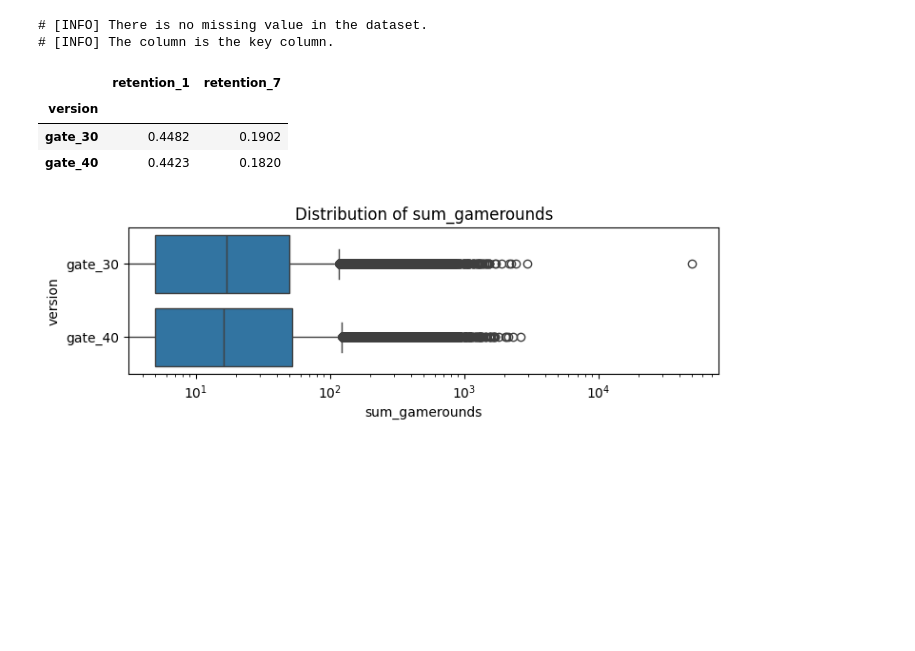
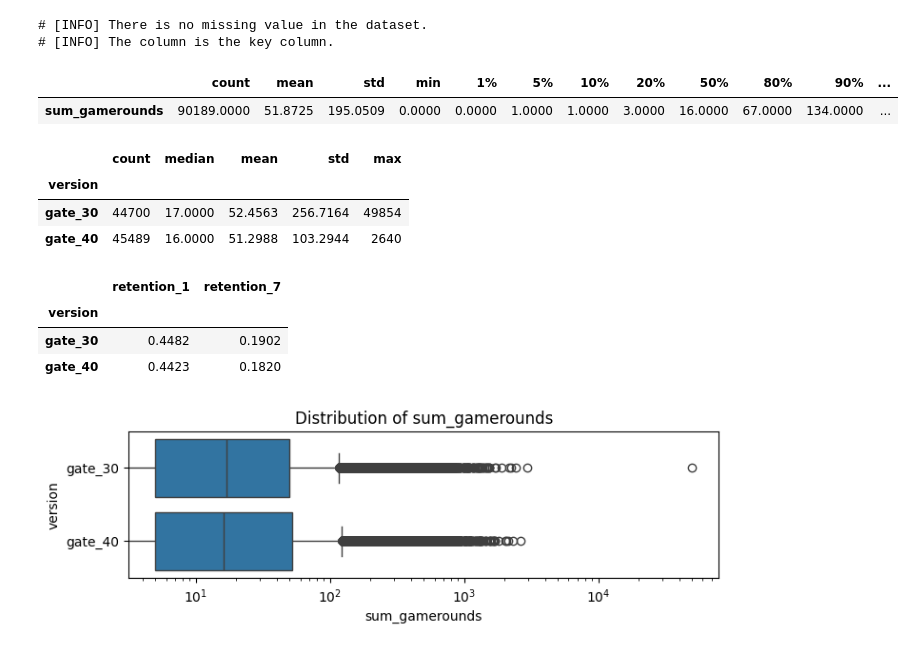
Before and after one commit to uowol/Kaggle-Data-Analysis, a Jupyter notebook: workplace/cookie_cats/250105_describe_data.ipynb, the cells around one changed output. Cells and saved outputs as stored; diff of their text form; code cells hidden in the pictures; blank space fills up the shorter version.

```diff
--- a/workplace/cookie_cats/250105_describe_data.ipynb
+++ b/workplace/cookie_cats/250105_describe_data.ipynb
@@ -87,13 +67,21 @@ _ = check_key_column(data, "userid", info=True)
 # [INFO] There is no missing value in the dataset.
 # [INFO] The column is the key column.
 # %%
-data.groupby("version").sum_gamerounds.agg(["count", "median", "mean", "std", "max"])
-data.groupby("version")[['retention_1', 'retention_7']].mean()
+# summary stats
+display(data.describe([0.01, 0.05, 0.10, 0.20, 0.80, 0.90, 0.95, 0.99])[["sum_gamerounds"]].T)
+display(data.groupby("version").sum_gamerounds.agg(["count", "median", "mean", "std", "max"]))
+display(data.groupby("version")[['retention_1', 'retention_7']].mean())
 # %% [output]
-|  | retention_1 | retention_7 |
-| version |  |  |
-| gate_30 | 0.4482 | 0.1902 |
-| gate_40 | 0.4423 | 0.1820 |
+|  | count | mean | std | min | 1% | 5% | 10% | 20% | 50% | 80% | 90% | ... |
+| sum_gamerounds | 90189.0000 | 51.8725 | 195.0509 | 0.0000 | 0.0000 | 1.0000 | 1.0000 | 3.0000 | 16.0000 | 67.0000 | 134.0000 | ... |
+|  | count | median | mean | std | max |
+| version |  |  |  |  |  |
+| gate_30 | 44700 | 17.0000 | 52.4563 | 256.7164 | 49854 |
+| gate_40 | 45489 | 16.0000 | 51.2988 | 103.2944 | 2640 |
+|  | retention_1 | retention_7 |
+| version |  |  |
+| gate_30 | 0.4482 | 0.1902 |
+| gate_40 | 0.4423 | 0.1820 |
 # %%
 from utils import draw_distribution
 
```
Also changed, not shown: parts of 19 cells of this notebook.
